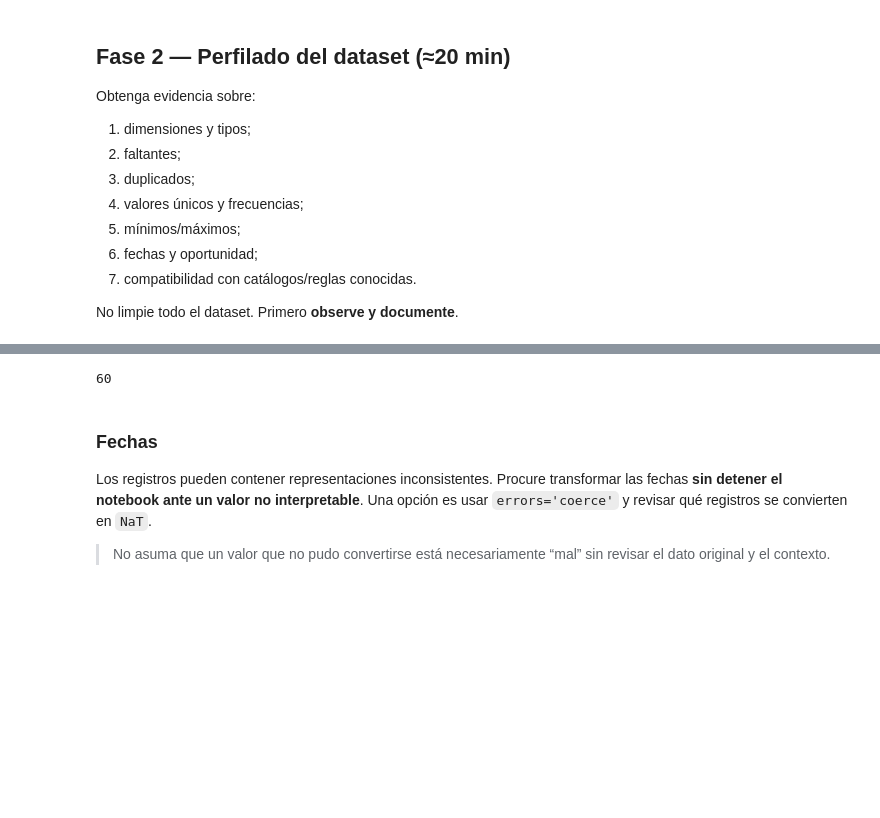
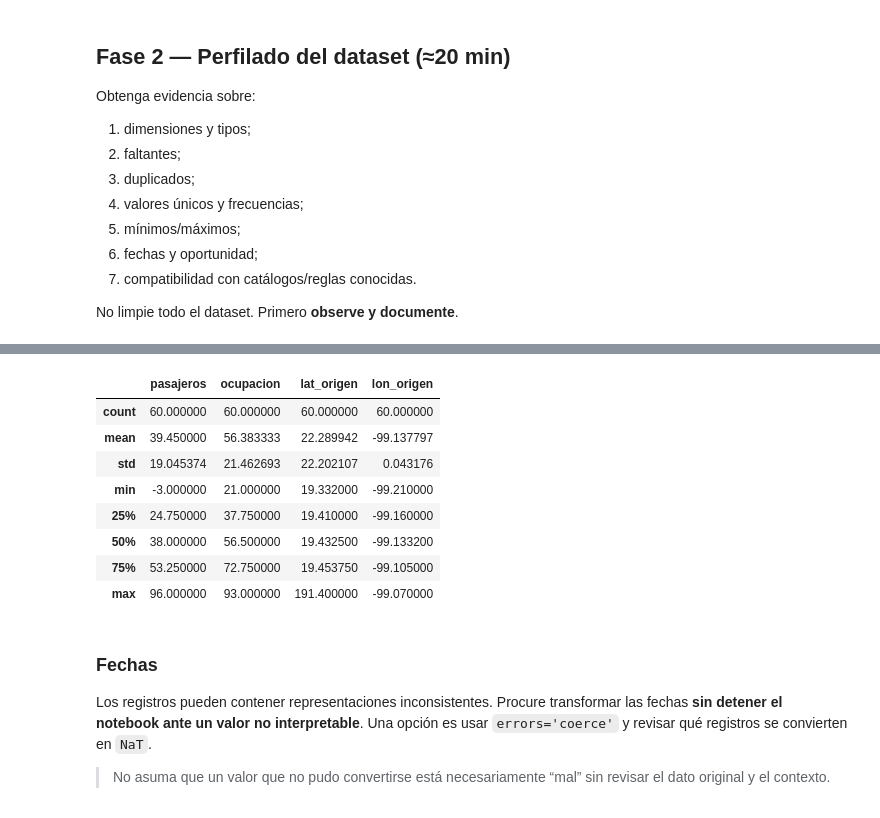
Before and after one commit to ShyAd1/Grandes-Datos, a Jupyter notebook: P1_Notebook_Estudiante_BigData_7BM1.ipynb, the cells around one changed output, grey strips where cells are left out. Drawn from its saved outputs; the diff is of its cells as text; code cells hidden in the pictures; blank space fills up the shorter version.

```diff
--- a/P1_Notebook_Estudiante_BigData_7BM1.ipynb
+++ b/P1_Notebook_Estudiante_BigData_7BM1.ipynb
@@ -235,39 +211,36 @@ Name: count, dtype: int64
 # %%
 # 2.5 Rangos numéricosribe()
+resumen = {
+    'pasajeros': [],
+    'ocupacion': [],
+    'lat_origen': [],
+    'lon_origen': []
+}
 
-countDatos = [
-    viajes['pasajeros'].count(),
-    viajes['ocupacion'].count(),
-    viajes['lat_origen'].count(),
-    viajes['lon_origen'].count()
-]
-meanDatos = [
-    viajes['pasajeros'].mean(),
-    viajes['ocupacion'].mean(),
-    viajes['lat_origen'].mean(),
-    viajes['lon_origen'].mean()
-]
-stdDatos = [
-    viajes['pasajeros'].std(),
-    viajes['ocupacion'].std(),
-    viajes['lat_origen'].std(),
-    viajes['lon_origen'].std()
-]
-minDatos = [
-    viajes['pasajeros'].min(),
-    viajes['ocupacion'].min(),
-    viajes['lat_origen'].min(),
-    viajes['lon_origen'].min()
-]
-cuartiles
-maxDatos = [
-    viajes['pasajeros'].max(),
-    viajes['ocupacion'].max(),
-    viajes['lat_origen'].max(),
-    viajes['lon_origen'].max()
-]
+# resumen estadístico de las variables numéricas
+for col in ['pasajeros', 'ocupacion', 'lat_origen', 'lon_origen']:
+    resumen[col] = {
+        'count': viajes[col].count(),
+        'mean': viajes[col].mean(),
+        'std': viajes[col].std(),
+        'min': viajes[col].min(),
+        '25%': viajes[col].quantile(0.25),
+        '50%': viajes[col].quantile(0.5),
+        '75%': viajes[col].quantile(0.75),
+        'max': viajes[col].max(),
+    }
+df_resumen = pd.DataFrame(resumen)
+display(df_resumen)
 # %% [output]
-60
+|  | pasajeros | ocupacion | lat_origen | lon_origen |
+| count | 60.000000 | 60.000000 | 60.000000 | 60.000000 |
+| mean | 39.450000 | 56.383333 | 22.289942 | -99.137797 |
+| std | 19.045374 | 21.462693 | 22.202107 | 0.043176 |
+| min | -3.000000 | 21.000000 | 19.332000 | -99.210000 |
+| 25% | 24.750000 | 37.750000 | 19.410000 | -99.160000 |
+| 50% | 38.000000 | 56.500000 | 19.432500 | -99.133200 |
+| 75% | 53.250000 | 72.750000 | 19.453750 | -99.105000 |
+| max | 96.000000 | 93.000000 | 191.400000 | -99.070000 |
 # %% [markdown]
 ### Fechas
 
```
Also changed, not shown: parts of 8 cells of this notebook.
